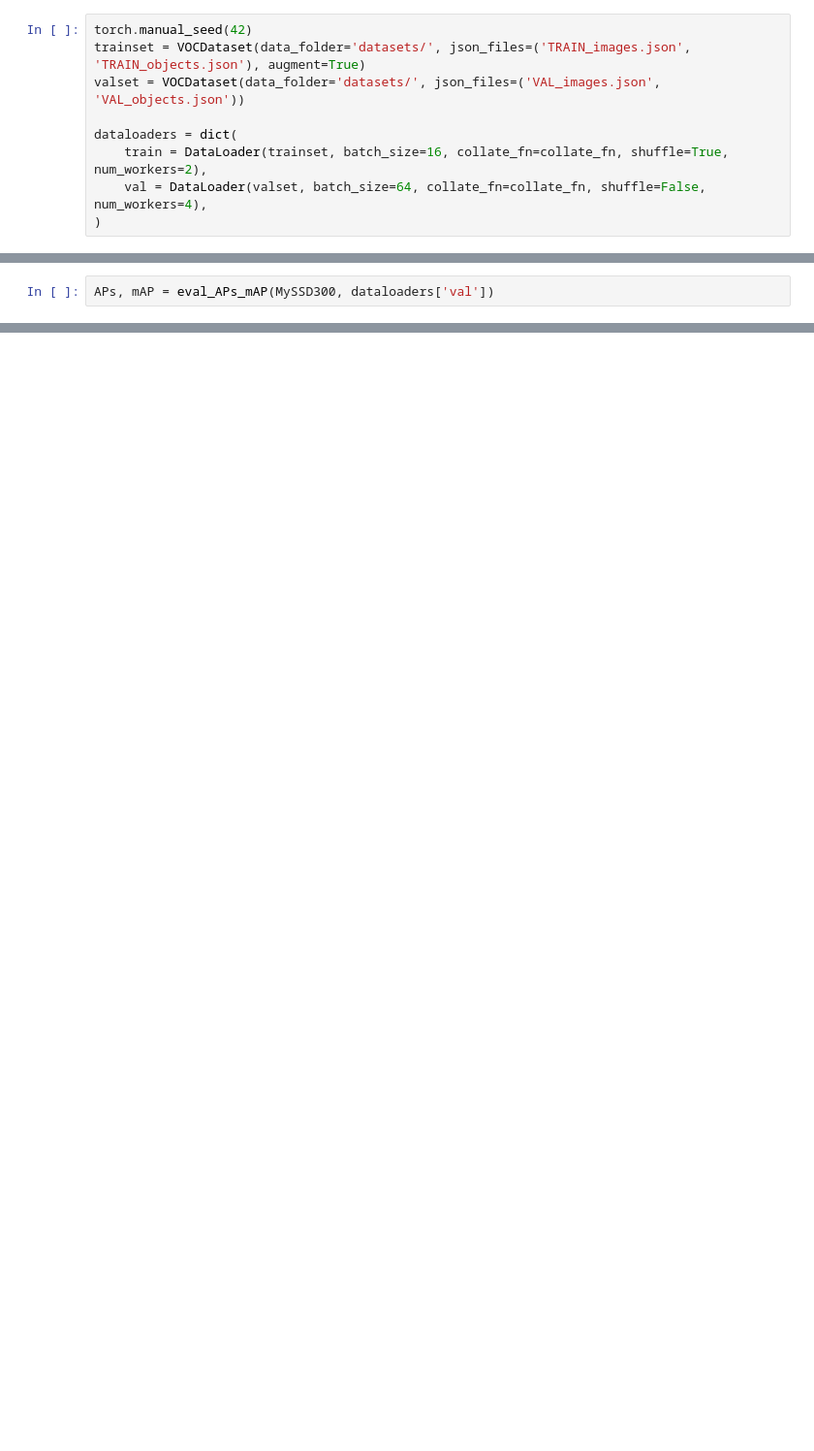
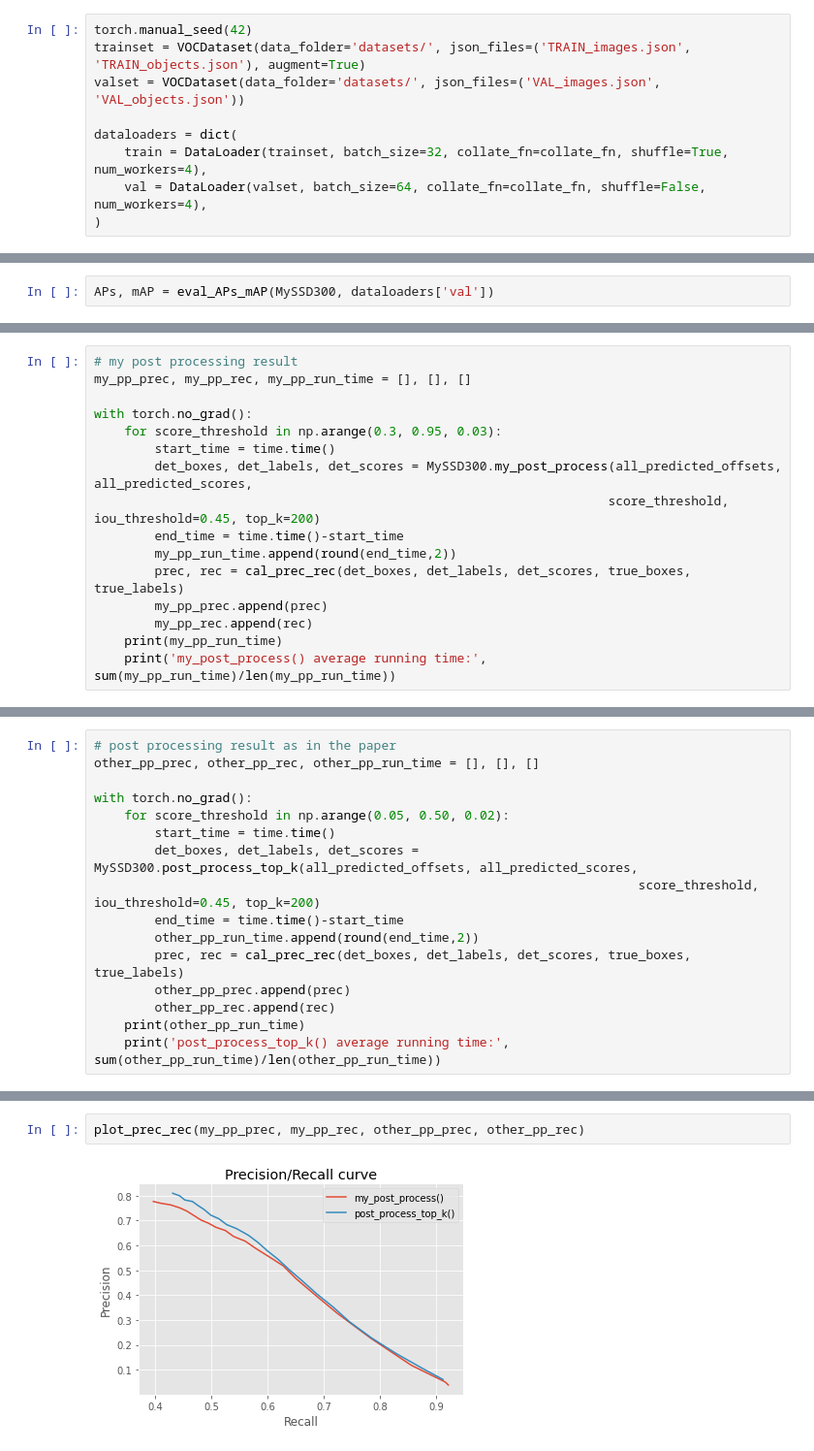
Before and after one commit to thuan00/single-shot-detection-pytorch, a Jupyter notebook: train-eval.ipynb, the cells around one changed output, grey strips where cells are left out. Shown: that part at 97% size. Cells and saved outputs as stored; diff of their text form; blank space fills up the shorter version.

```diff
--- a/train-eval.ipynb
+++ b/train-eval.ipynb
@@ -78,7 +85,7 @@ trainset = VOCDataset(data_folder='datasets/', json_files=('TRAIN_images.json',
 valset = VOCDataset(data_folder='datasets/', json_files=('VAL_images.json', 'VAL_objects.json'))
 
 dataloaders = dict(
-    train = DataLoader(trainset, batch_size=16, collate_fn=collate_fn, shuffle=True, num_workers=2),
+    train = DataLoader(trainset, batch_size=32, collate_fn=collate_fn, shuffle=True, num_workers=4),
     val = DataLoader(valset, batch_size=64, collate_fn=collate_fn, shuffle=False, num_workers=4),
 )
 # %% [markdown]
@@ -328,0 +505,16 @@ mAP
+# %%
+# my post processing result
+my_pp_prec, my_pp_rec, my_pp_run_time = [], [], []
+
+with torch.no_grad():
+    for score_threshold in np.arange(0.3, 0.95, 0.03):
+        start_time = time.time()
+        det_boxes, det_labels, det_scores = MySSD300.my_post_process(all_predicted_offsets, all_predicted_scores,
+                                                                    score_threshold, iou_threshold=0.45, top_k=200)
+        end_time = time.time()-start_time
+        my_pp_run_time.append(round(end_time,2))
+        prec, rec = cal_prec_rec(det_boxes, det_labels, det_scores, true_boxes, true_labels)
+        my_pp_prec.append(prec)
+        my_pp_rec.append(rec)
+    print(my_pp_run_time)
+    print('my_post_process() average running time:', sum(my_pp_run_time)/len(my_pp_run_time))
@@ -328,0 +524,16 @@ mAP
+# %%
+# post processing result as in the paper
+other_pp_prec, other_pp_rec, other_pp_run_time = [], [], []
+
+with torch.no_grad():
+    for score_threshold in np.arange(0.05, 0.50, 0.02):
+        start_time = time.time()
+        det_boxes, det_labels, det_scores = MySSD300.post_process_top_k(all_predicted_offsets, all_predicted_scores,
+                                                                        score_threshold, iou_threshold=0.45, top_k=200)
+        end_time = time.time()-start_time
+        other_pp_run_time.append(round(end_time,2))
+        prec, rec = cal_prec_rec(det_boxes, det_labels, det_scores, true_boxes, true_labels)
+        other_pp_prec.append(prec)
+        other_pp_rec.append(rec)
+    print(other_pp_run_time)
+    print('post_process_top_k() average running time:', sum(other_pp_run_time)/len(other_pp_run_time))
@@ -328,0 +543,4 @@ mAP
+# %%
+plot_prec_rec(my_pp_prec, my_pp_rec, other_pp_prec, other_pp_rec)
+# %% [output]
+[figure, added]
```
Also changed, not shown: parts of 28 cells of this notebook.
